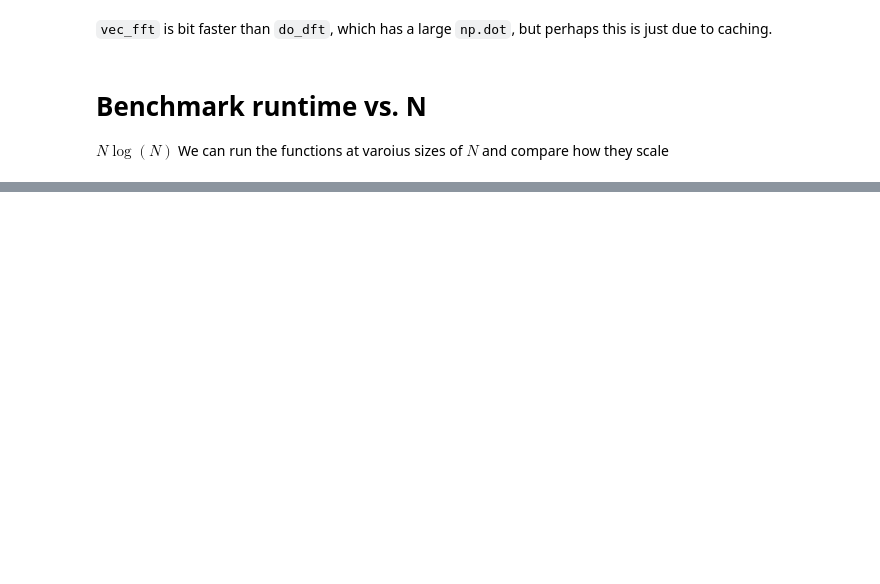
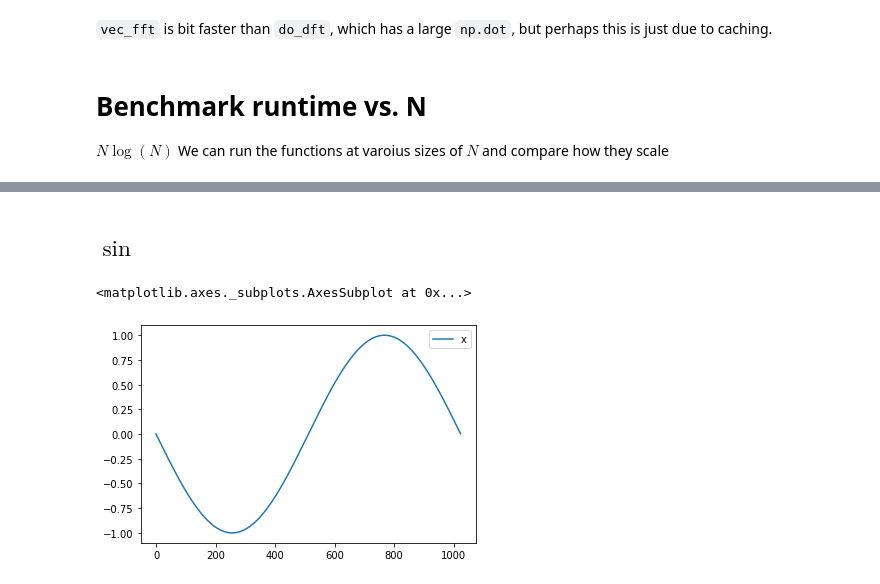
Before and after one commit to geoffwoollard/learn_cryoem_math, a Jupyter notebook: nb/fft.ipynb, the cells around one changed output, grey strips where cells are left out. Drawn from its saved outputs; the diff is of its cells as text; code cells hidden in the pictures; blank space fills up the shorter version.

```diff
--- a/nb/fft.ipynb
+++ b/nb/fft.ipynb
@@ -168,0 +240,11 @@ df.plot(x='N',y=['np.fft.fft','do_dft','vec_fft'])
+# %% [markdown]
+## $\sin$
+# %%
+n=7
+x_dom = np.pi*np.arange(-N//2,N//2)/(N//2)
+x = np.sin(x_dom)
+x_f = np.fft.fftshift(np.fft.fft(np.fft.ifftshift(x)))
+pd.Series(x).plot(label='x',legend=True)
+# %% [output]
+<matplotlib.axes._subplots.AxesSubplot at 0x...>
+[figure, added]
```
Also changed, not shown: parts of 16 cells of this notebook.
